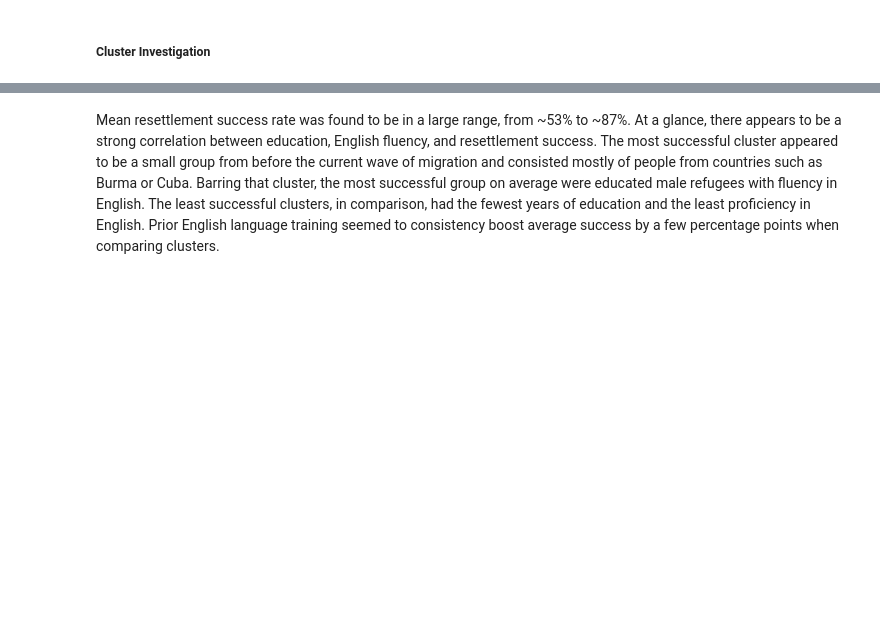
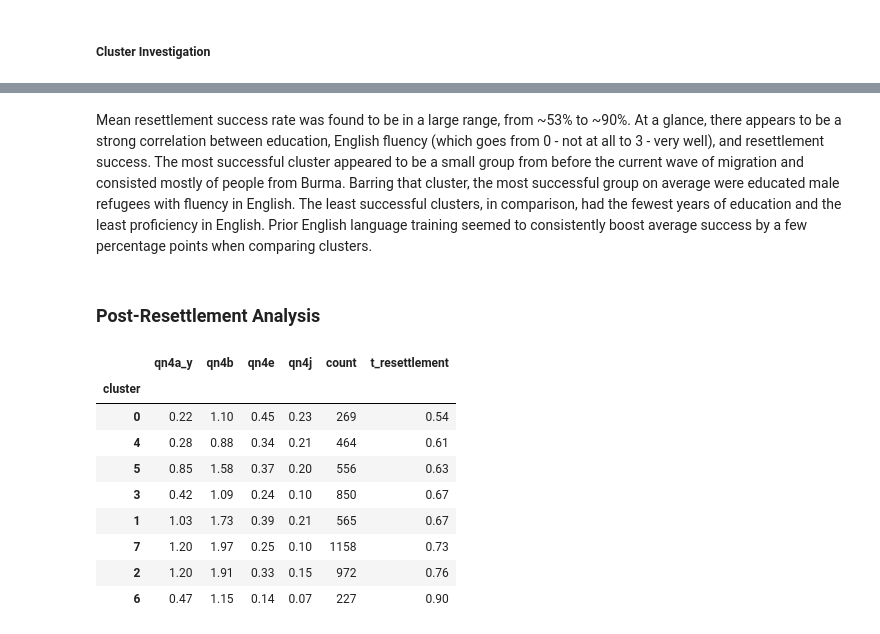
Before and after one commit to smonem/Capstone-Project-Haven, a Jupyter notebook: Notebooks/04_Unsupervised_Learning.ipynb, the cells around one changed output, grey strips where cells are left out. Cells and saved outputs as stored; diff of their text form; code cells hidden in the pictures; blank space fills up the shorter version.

```diff
--- a/Notebooks/04_Unsupervised_Learning.ipynb
+++ b/Notebooks/04_Unsupervised_Learning.ipynb
@@ -452,2 +460,41 @@ pd.concat([mode_cat, cluster_stats], axis=1).sort_values(by="t_resettlement")
 # %% [markdown]
-Mean resettlement success rate was found to be in a large range, from ~53% to ~87%. At a glance, there appears to be a strong correlation between education, English fluency, and resettlement success. The most successful cluster appeared to be a small group from before the current wave of migration and consisted mostly of people from countries such as Burma or Cuba. Barring that cluster, the most successful group on average were educated male refugees with fluency in English. The least successful clusters, in comparison, had the fewest years of education and the least proficiency in English. Prior English language training seemed to consistency boost average success by a few percentage points when comparing clusters.
+Mean resettlement success rate was found to be in a large range, from ~53% to ~90%. At a glance, there appears to be a strong correlation between education, English fluency (which goes from 0 - not at all to 3 - very well), and resettlement success. The most successful cluster appeared to be a small group from before the current wave of migration and consisted mostly of people from Burma. Barring that cluster, the most successful group on average were educated male refugees with fluency in English. The least successful clusters, in comparison, had the fewest years of education and the least proficiency in English. Prior English language training seemed to consistently boost average success by a few percentage points when comparing clusters.
+# %% [markdown]
+### Post-Resettlement Analysis
+# %%
+merge = pd.merge(rsp_df, df, left_index=True, right_index=True, how="inner")
+
+# Investigating post-resettlement English fluency
+merge["qn4b"].replace(
+    [
+        "not at all",
+        "not well",
+        "well",
+        "very well",
+    ],
+    [0, 1, 2, 3],
+    inplace=True,
+)
+merge["qn4e"].replace(["no", "yes"], [0, 1], inplace=True)
+merge["qn4j"].replace(["no", "yes"], [0, 1], inplace=True)
+
+merge["qn4b"] = pd.to_numeric(merge["qn4b"])
+merge["qn4e"] = pd.to_numeric(merge["qn4e"])
+merge["qn4j"] = pd.to_numeric(merge["qn4j"])
+# %%
+# Comparing pre and post English fluency,
+# along with whether respondent has enrolled in Eng. training in past 12 months and if they are currently enrolled in a program
+Eng_flu = merge[["qn4a_y", "qn4b", "qn4e", "qn4j", "cluster"]].groupby("cluster").mean()
+
+pd.concat([Eng_flu, cluster_stats], axis=1).sort_values(by="t_resettlement").round(2)
+# %% [output]
+|  | qn4a_y | qn4b | qn4e | qn4j | count | t_resettlement |
+| cluster |  |  |  |  |  |  |
+| 0 | 0.22 | 1.10 | 0.45 | 0.23 | 269 | 0.54 |
+| 4 | 0.28 | 0.88 | 0.34 | 0.21 | 464 | 0.61 |
+| 5 | 0.85 | 1.58 | 0.37 | 0.20 | 556 | 0.63 |
+| 3 | 0.42 | 1.09 | 0.24 | 0.10 | 850 | 0.67 |
+| 1 | 1.03 | 1.73 | 0.39 | 0.21 | 565 | 0.67 |
+| 7 | 1.20 | 1.97 | 0.25 | 0.10 | 1158 | 0.73 |
+| 2 | 1.20 | 1.91 | 0.33 | 0.15 | 972 | 0.76 |
+| 6 | 0.47 | 1.15 | 0.14 | 0.07 | 227 | 0.90 |
```
Also changed, not shown: parts of 11 cells of this notebook, 1 other file.
